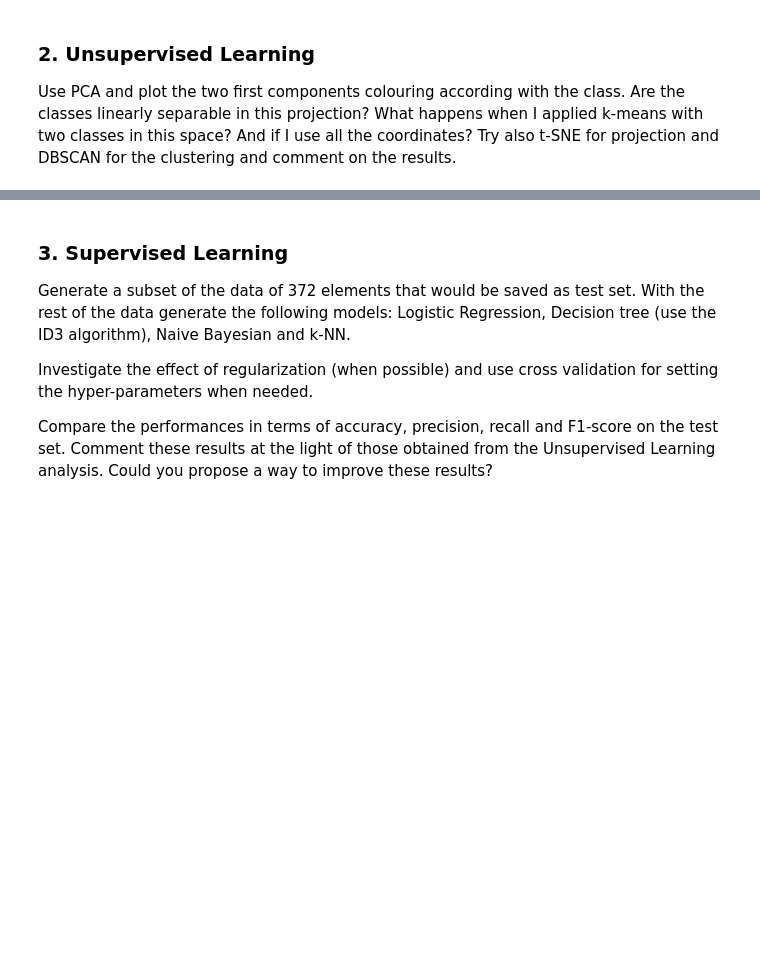
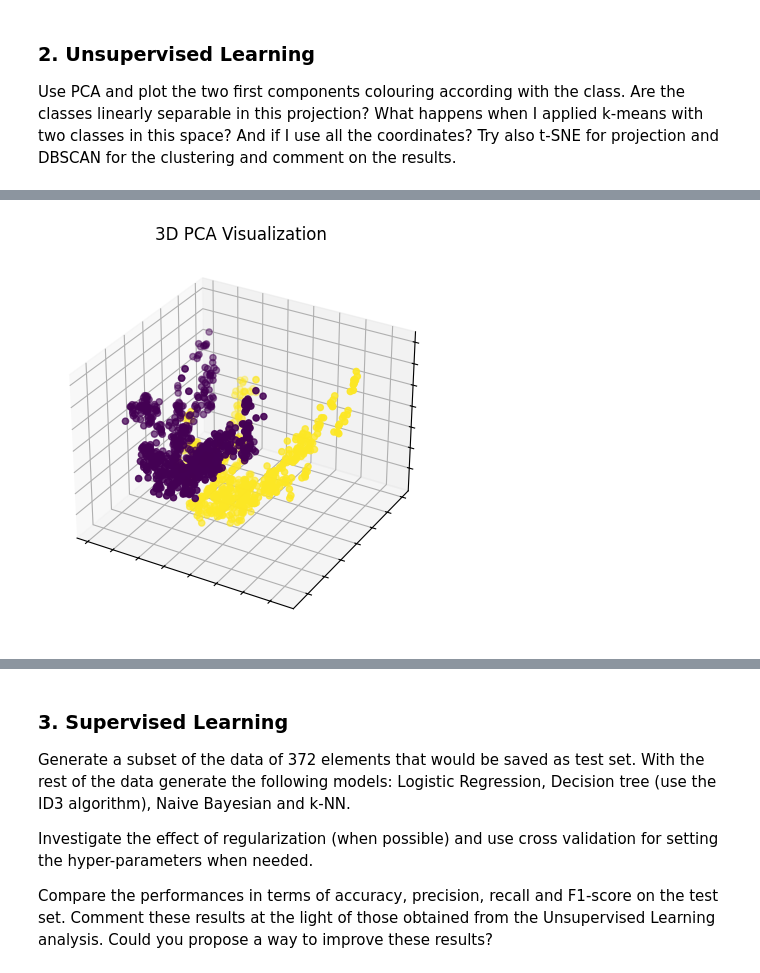
Before and after one commit to frekkoz3/Intro_to_ML_24-25, a Jupyter notebook: challenges/challenge 1/challenge-one.ipynb, the cells around one changed output, grey strips where cells are left out. Cells and saved outputs as stored; diff of their text form; code cells hidden in the pictures; blank space fills up the shorter version.

```diff
--- a/challenges/challenge 1/challenge-one.ipynb
+++ b/challenges/challenge 1/challenge-one.ipynb
@@ -149,0 +156,19 @@ array([[ 0.07980943, -1.36533998],
+# %%
+nc = 3 # number of components considered
+
+data = np.array(df)
+pca_3d = PCA(n_components=nc)
+data_pca_3d = pca_3d.fit_transform(data)
+# %%
+fig = plt.figure(figsize = (5, 5))
+
+axs = fig.add_subplot(111, projection='3d')
+axs.scatter(data_pca_3d[:, 0], data_pca_3d[:, 1], data_pca_3d[:, 2] , c = data[:, 4], depthshade=True)
+axs.set_title('3D PCA Visualization')
+axs.set_yticklabels([])
+axs.set_xticklabels([])
+axs.set_zticklabels([])
+
+plt.show()
+# %% [output]
+[figure, added]
```
Also changed, not shown: parts of 8 cells of this notebook.
